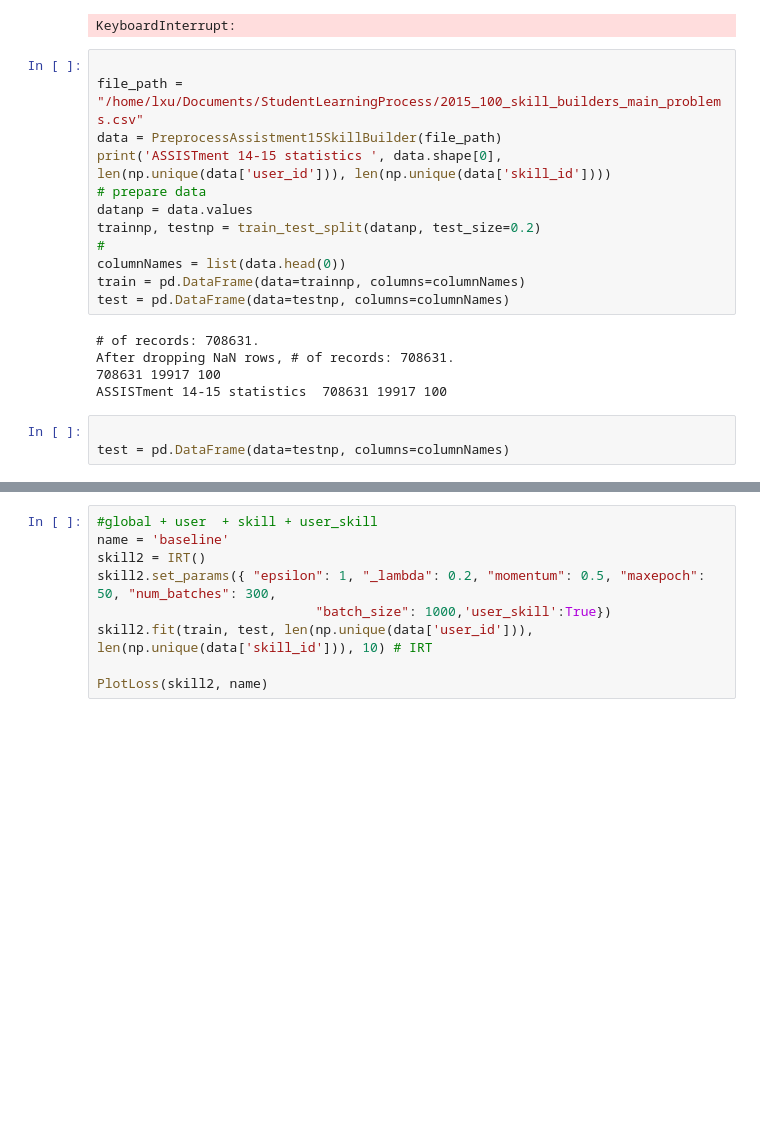
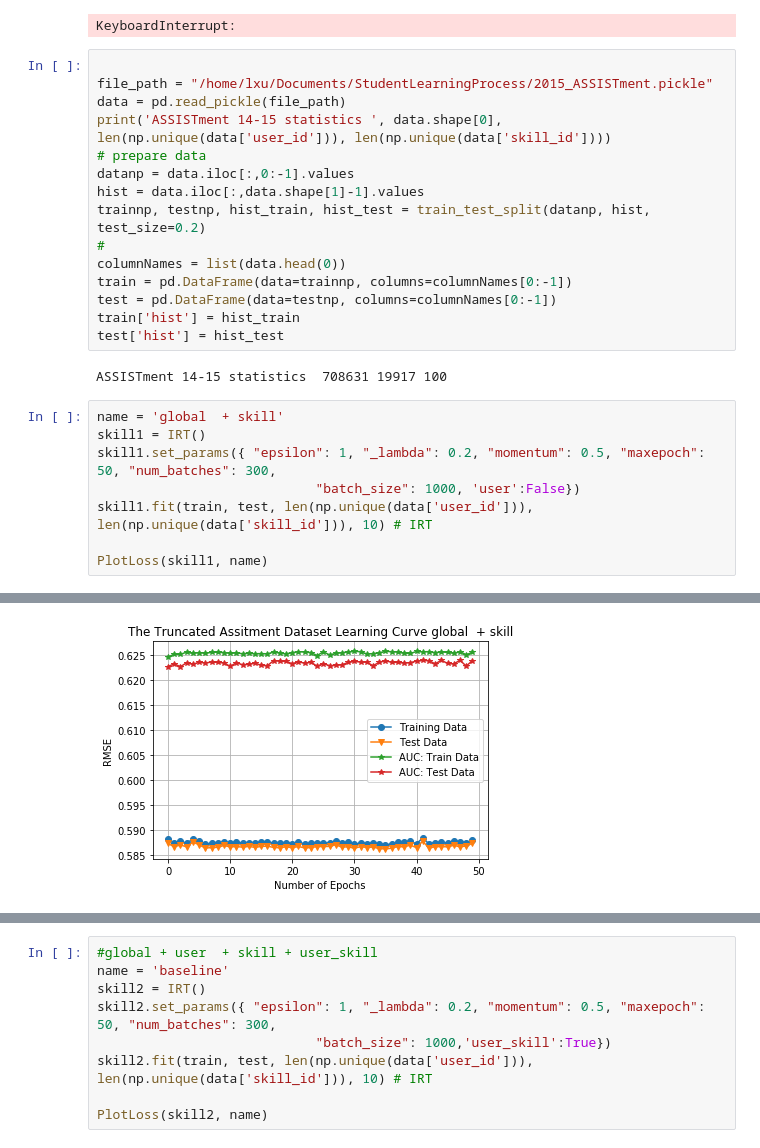
Before and after one commit to LiangbeiXu/Probabilistic-Matrix-Factorization, a Jupyter notebook: Untitled1.ipynb, the cells around one changed output, grey strips where cells are left out. Cells and saved outputs as stored; diff of their text form; blank space fills up the shorter version.

Commit message:
dynamic skill embedding

```diff
--- a/Untitled1.ipynb
+++ b/Untitled1.ipynb
@@ -336,21 +347,27 @@ Training logloss: 0.526927, Test logloss 0.551280, Train AUC 0.802948, Test AUC
 KeyboardInterrupt:
 # %%
 
-file_path = "/home/lxu/Documents/StudentLearningProcess/2015_100_skill_builders_main_problems.csv"
-data = PreprocessAssistment15SkillBuilder(file_path)
+file_path = "/home/lxu/Documents/StudentLearningProcess/2015_ASSISTment.pickle"
+data = pd.read_pickle(file_path)
 print('ASSISTment 14-15 statistics ', data.shape[0],  len(np.unique(data['user_id'])), len(np.unique(data['skill_id'])))
 # prepare data
-datanp = data.values
-trainnp, testnp = train_test_split(datanp, test_size=0.2)
+datanp = data.iloc[:,0:-1].values
+hist = data.iloc[:,data.shape[1]-1].values
+trainnp, testnp, hist_train, hist_test = train_test_split(datanp, hist, test_size=0.2)
 #
 columnNames = list(data.head(0))
-train = pd.DataFrame(data=trainnp, columns=columnNames)
-test = pd.DataFrame(data=testnp, columns=columnNames)
+train = pd.DataFrame(data=trainnp, columns=columnNames[0:-1])
+test = pd.DataFrame(data=testnp, columns=columnNames[0:-1])
+train['hist'] = hist_train
+test['hist'] = hist_test
 # %% [output]
-# of records: 708631.
-After dropping NaN rows, # of records: 708631.
-708631 19917 100
 ASSISTment 14-15 statistics  708631 19917 100
-# %%
-
-test = pd.DataFrame(data=testnp, columns=columnNames)
+# %%
+name = 'global  + skill'
+skill1 = IRT()
+skill1.set_params({ "epsilon": 1, "_lambda": 0.2, "momentum": 0.5, "maxepoch": 50, "num_batches": 300,
+                            "batch_size": 1000, 'user':False})
+skill1.fit(train, test, len(np.unique(data['user_id'])), len(np.unique(data['skill_id'])), 10) # IRT
+
+PlotLoss(skill1, name)
+# %% [output]
@@ -357,2 +391,3 @@ test = pd.DataFrame(data=testnp, columns=columnNames)
+[figure, added]
 # %%
 # baseline model: global + user  + skill
```
Also changed, not shown: parts of 6 cells of this notebook, 3 other files.
